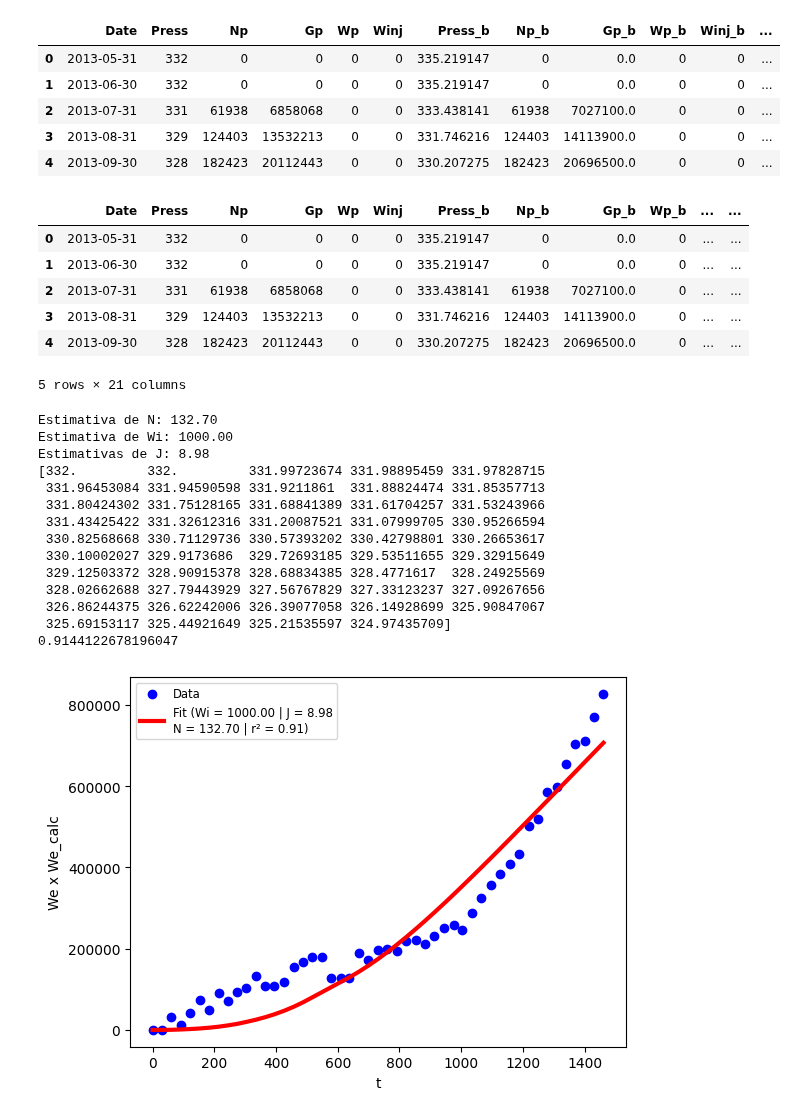
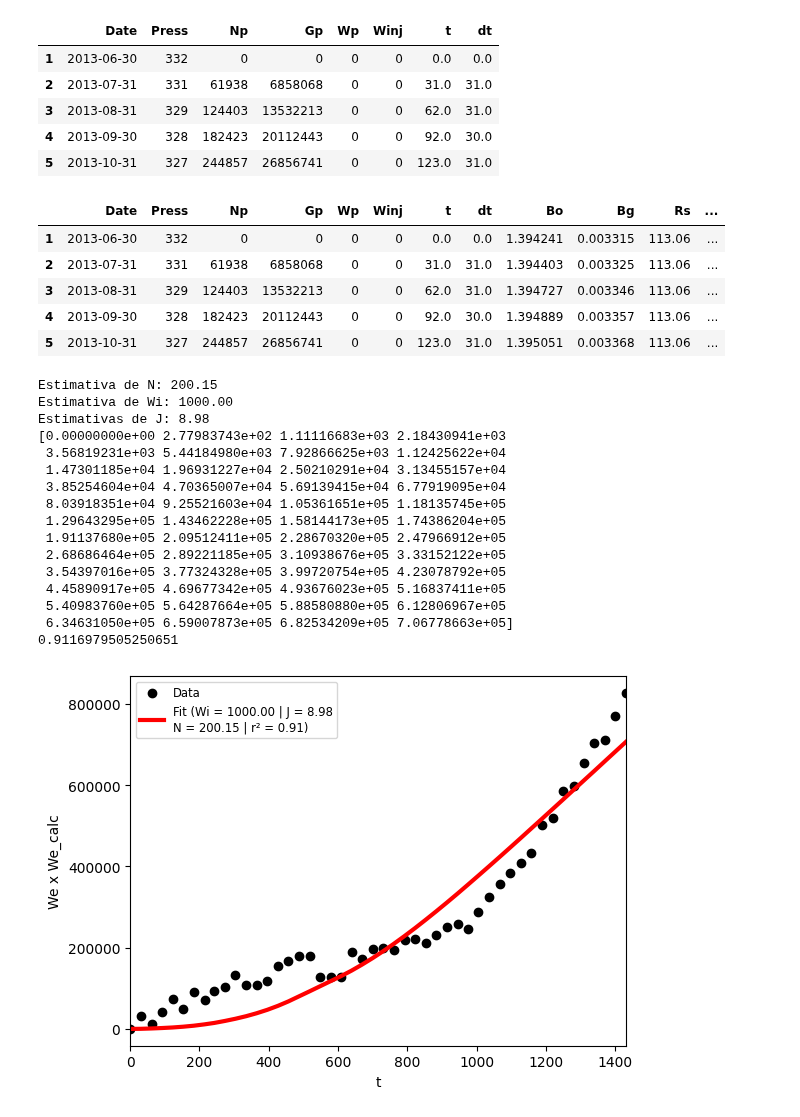
Before and after one commit to marcelogarret/projeto_mestrado, a Jupyter notebook: EBM_FIT_UNISIM_D.ipynb, the cells around one changed output. Drawn from its saved outputs; the diff is of its cells as text; code cells hidden in the pictures.

```diff
--- a/EBM_FIT_UNISIM_D.ipynb
+++ b/EBM_FIT_UNISIM_D.ipynb
@@ -8,7 +8,7 @@ from scipy.optimize import curve_fit
 from scipy.optimize import minimize
 from sklearn.metrics import r2_score
 
-df=pd.read_excel('unisim_hist.xlsx')
-# df=pd.read_excel('unisim_hist.xlsx').iloc[:, :-5]
+# df=pd.read_excel('unisim_hist.xlsx').iloc[1:,:]
+df=pd.read_excel('unisim_hist.xlsx').iloc[1:, :-5]
 print(df.head())
 # %% [output]
@@ -38,7 +31,7 @@ pb = 210.03
 bob = 1.414
 co = 1.62E-04
 cw = 4.76E-05
-Swi = 0.17 ** 0.35
+Swi = 0.17
 # %%
 df["t"] = (df["Date"]-df["Date"].iloc[0]).astype("int64")/10**9/60/60/24
 df["dt"]=df["t"].diff().fillna(0)
@@ -47,12 +40,12 @@ df["dt"]=df["t"].diff().fillna(0)
 # df["pmt"]=((df["Press"].iloc[0]-df["p_med"])*df["dt"]).cumsum()
 df.head()
 # %% [output]
-|  | Date | Press | Np | Gp | Wp | Winj | Press_b | Np_b | Gp_b | Wp_b | Winj_b | ... |
-| 0 | 2013-05-31 | 332 | 0 | 0 | 0 | 0 | 335.219147 | 0 | 0.0 | 0 | 0 | ... |
-| 1 | 2013-06-30 | 332 | 0 | 0 | 0 | 0 | 335.219147 | 0 | 0.0 | 0 | 0 | ... |
-| 2 | 2013-07-31 | 331 | 61938 | 6858068 | 0 | 0 | 333.438141 | 61938 | 7027100.0 | 0 | 0 | ... |
-| 3 | 2013-08-31 | 329 | 124403 | 13532213 | 0 | 0 | 331.746216 | 124403 | 14113900.0 | 0 | 0 | ... |
-| 4 | 2013-09-30 | 328 | 182423 | 20112443 | 0 | 0 | 330.207275 | 182423 | 20696500.0 | 0 | 0 | ... |
+|  | Date | Press | Np | Gp | Wp | Winj | t | dt |
+| 1 | 2013-06-30 | 332 | 0 | 0 | 0 | 0 | 0.0 | 0.0 |
+| 2 | 2013-07-31 | 331 | 61938 | 6858068 | 0 | 0 | 31.0 | 31.0 |
+| 3 | 2013-08-31 | 329 | 124403 | 13532213 | 0 | 0 | 62.0 | 31.0 |
+| 4 | 2013-09-30 | 328 | 182423 | 20112443 | 0 | 0 | 92.0 | 30.0 |
+| 5 | 2013-10-31 | 327 | 244857 | 26856741 | 0 | 0 | 123.0 | 31.0 |
 # %%
 ## PVT functions
 
@@ -117,13 +110,12 @@ df["Efw"] = (1+m)*df["Bo"].iloc[0]*((cf+cw*Swi)/(1-Swi))*(df["Press"].iloc[0]-df
 
 df.head()
 # %% [output]
-|  | Date | Press | Np | Gp | Wp | Winj | Press_b | Np_b | Gp_b | Wp_b | ... | ... |
-| 0 | 2013-05-31 | 332 | 0 | 0 | 0 | 0 | 335.219147 | 0 | 0.0 | 0 | ... | ... |
-| 1 | 2013-06-30 | 332 | 0 | 0 | 0 | 0 | 335.219147 | 0 | 0.0 | 0 | ... | ... |
-| 2 | 2013-07-31 | 331 | 61938 | 6858068 | 0 | 0 | 333.438141 | 61938 | 7027100.0 | 0 | ... | ... |
-| 3 | 2013-08-31 | 329 | 124403 | 13532213 | 0 | 0 | 331.746216 | 124403 | 14113900.0 | 0 | ... | ... |
-| 4 | 2013-09-30 | 328 | 182423 | 20112443 | 0 | 0 | 330.207275 | 182423 | 20696500.0 | 0 | ... | ... |
+|  | Date | Press | Np | Gp | Wp | Winj | t | dt | Bo | Bg | Rs | ... |
+| 1 | 2013-06-30 | 332 | 0 | 0 | 0 | 0 | 0.0 | 0.0 | 1.394241 | 0.003315 | 113.06 | ... |
+| 2 | 2013-07-31 | 331 | 61938 | 6858068 | 0 | 0 | 31.0 | 31.0 | 1.394403 | 0.003325 | 113.06 | ... |
+| 3 | 2013-08-31 | 329 | 124403 | 13532213 | 0 | 0 | 62.0 | 31.0 | 1.394727 | 0.003346 | 113.06 | ... |
+| 4 | 2013-09-30 | 328 | 182423 | 20112443 | 0 | 0 | 92.0 | 30.0 | 1.394889 | 0.003357 | 113.06 | ... |
+| 5 | 2013-10-31 | 327 | 244857 | 26856741 | 0 | 0 | 123.0 | 31.0 | 1.395051 | 0.003368 | 113.06 | ... |
-5 rows × 21 columns
 # %%
 train = df.copy()
 # train = train.drop(["Gp", "Bt", "Bo", "Bg", "Rs", "F", "Eo", "Eg", "Efw", "p", "dt", "dp"], axis=1)
@@ -182,48 +175,51 @@ result = minimize(objective, x0, args=(Eo, Eg, Efw, F, m), bounds=bounds)
 N_est = result.x[0]
 Wi_est = result.x[1]
 J_est = result.x[2]
 
 print(f"Estimativa de N: {N_est:0.2f}")
 print(f"Estimativa de Wi: {Wi_est:0.2f}")
 print(f"Estimativas de J: {J_est:0.2f}")
 
 Wei_est = (cf+cw)*Wi_est*p[0]*10**6
 # print(Wei_est)
 Wen = np.zeros(len(t))
 pa_med = np.zeros(len(t))
 pa_med[0] = p[0]
 for i in range(1,len(t)):
   pa_med[i-1] = p[0]*(1-(Wen[i-1]/Wei_est))
   Wen[i] = Wen[i-1]+(Wei_est/p[0])*(pa_med[i-1]-p[i])*(1-np.exp(-J_est*p[0]*dt[i]/Wei_est))
 pa_med[len(t)-1] = p[0]*(1-(Wen[len(t)-1]/Wei_est))
 We_EBM = F - (N_est*10**6) * (Eo + m * Eg + Efw)
-print(pa_med)
+print(Wen)
 
 r2_2 = r2_score(We_EBM, Wen)
 print(r2_2)
 
-plt.scatter(t, We_EBM, label="Data", color="blue")
+plt.scatter(t, We_EBM, label="Data", color="black")
 plt.plot(t, Wen, label=f"Fit (Wi = {Wi_est:0.2f} | J = {J_est:0.2f}" + "\n" + f"N = {N_est:0.2f} | r\N{SUPERSCRIPT TWO} = {r2_2:.2f})", color="red", linewidth=3)
 plt.legend(fontsize='small')
 plt.xlabel("t")
 plt.ylabel("We x We_calc")
+plt.xlim(0, 1431)
 plt.show()
 # %% [output]
-Estimativa de N: 132.70
+Estimativa de N: 200.15
 Estimativa de Wi: 1000.00
 Estimativas de J: 8.98
-[332.         332.         331.99723674 331.98895459 331.97828715
- 331.96453084 331.94590598 331.9211861  331.88824474 331.85357713
- 331.80424302 331.75128165 331.68841389 331.61704257 331.53243966
- 331.43425422 331.32612316 331.20087521 331.07999705 330.95266594
- 330.82568668 330.71129736 330.57393202 330.42798801 330.26653617
- 330.10002027 329.9173686  329.72693185 329.53511655 329.32915649
- 329.12503372 328.90915378 328.68834385 328.4771617  328.24925569
- 328.02662688 327.79443929 327.56767829 327.33123237 327.09267656
- 326.86244375 326.62242006 326.39077058 326.14928699 325.90847067
- 325.69153117 325.44921649 325.21535597 324.97435709]
-0.9144122678196047
+[0.00000000e+00 2.77983743e+02 1.11116683e+03 2.18430941e+03
+ 3.56819231e+03 5.44184980e+03 7.92866625e+03 1.12425622e+04
+ 1.47301185e+04 1.96931227e+04 2.50210291e+04 3.13455157e+04
+ 3.85254604e+04 4.70365007e+04 5.69139415e+04 6.77919095e+04
+ 8.03918351e+04 9.25521603e+04 1.05361651e+05 1.18135745e+05
+ 1.29643295e+05 1.43462228e+05 1.58144173e+05 1.74386204e+05
+ 1.91137680e+05 2.09512411e+05 2.28670320e+05 2.47966912e+05
+ 2.68686464e+05 2.89221185e+05 3.10938676e+05 3.33152122e+05
+ 3.54397016e+05 3.77324328e+05 3.99720754e+05 4.23078792e+05
+ 4.45890917e+05 4.69677342e+05 4.93676023e+05 5.16837411e+05
+ 5.40983760e+05 5.64287664e+05 5.88580880e+05 6.12806967e+05
+ 6.34631050e+05 6.59007873e+05 6.82534209e+05 7.06778663e+05]
+0.9116979505250651
-[figure, old version]
+[figure, new version]
 # %%
 ## Previsao de pressao
 
```
Also changed, not shown: parts of 4 cells of this notebook.
